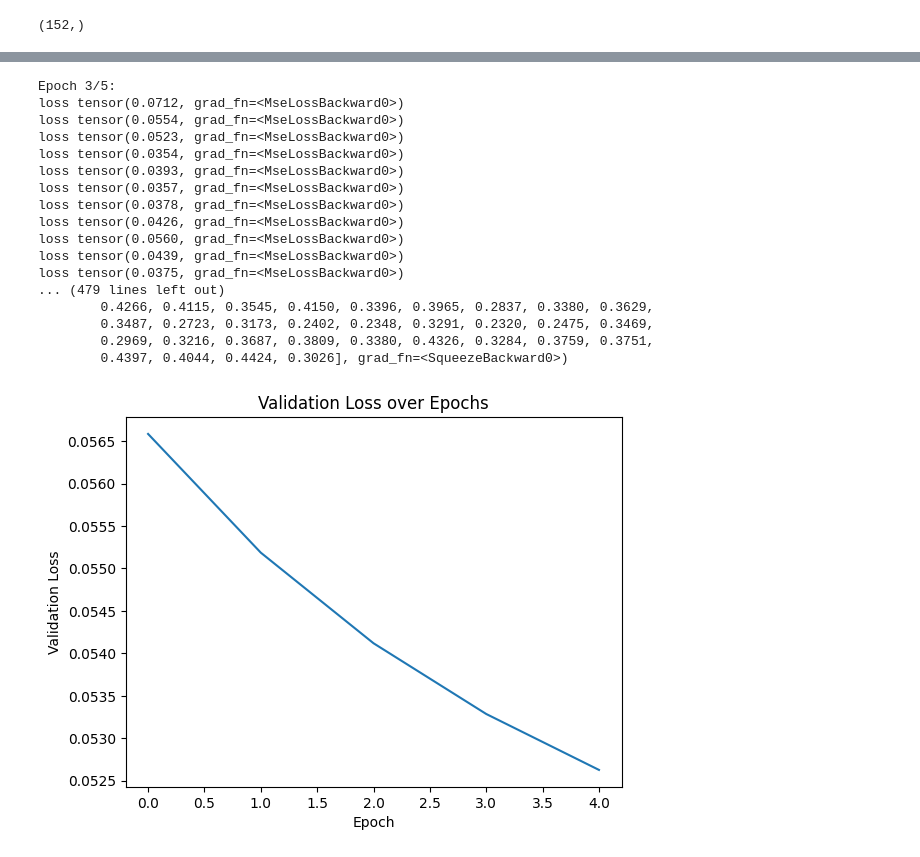
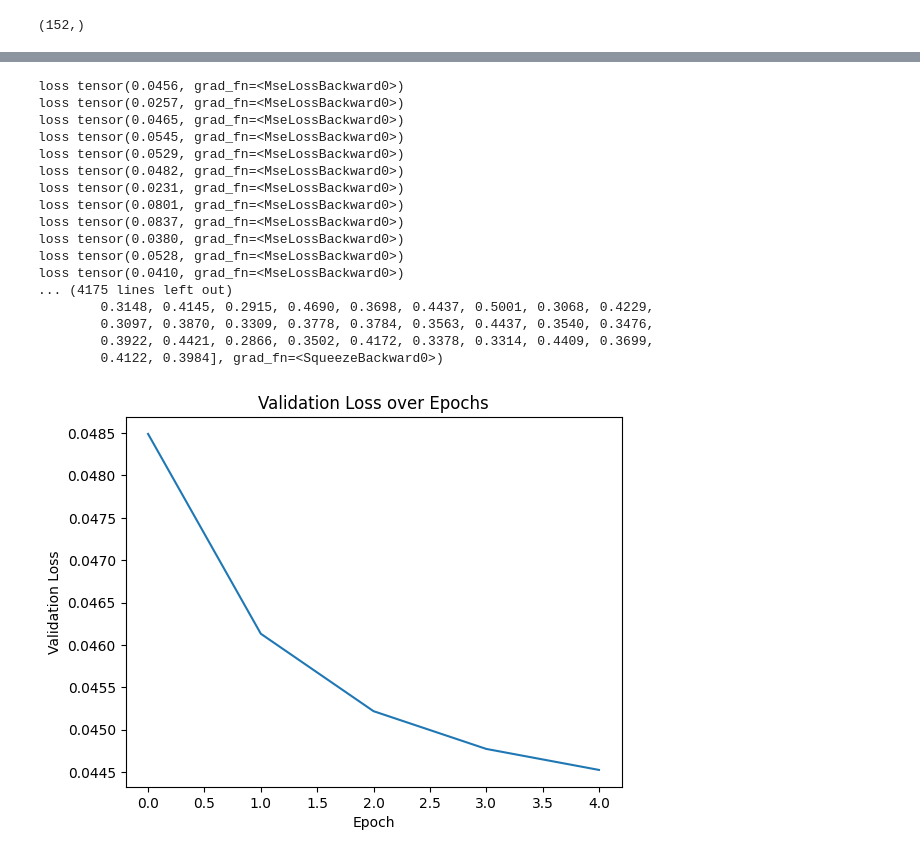
Before and after one commit to parakawa/protein_conservation_predictor, a Jupyter notebook: get_embeddings_and_training.ipynb, the cells around one changed output, grey strips where cells are left out. Drawn from its saved outputs; the diff is of its cells as text; code cells hidden in the pictures.

```diff
--- a/get_embeddings_and_training.ipynb
+++ b/get_embeddings_and_training.ipynb
@@ -60,6 +65,8 @@ conservation_scores_tensors[1].shape
 # %% [output]
 (152,)
 # %%
+print("embeddings", embeddings_dict)
+
 # Fonction pour obtenir les embeddings correspondant aux séquences
 def get_embeddings(sequences, embeddings_dict):
     embeddings = []
@@ -115,19 +122,6 @@ class LinearRegression(nn.Module):
     def forward(self, x):
         return self.linear(x)
 
-class MLP(nn.Module):
-    def __init__(self, input_size, hidden_size, output_size):
-        super(MLP, self).__init__()
-        self.fc1 = nn.Linear(input_size, hidden_size)
-        self.fc2 = nn.Linear(hidden_size, output_size)
-        self.relu = nn.ReLU()
-
-    def forward(self, x):
-        x = self.fc1(x)
-        x = self.relu(x)
-        x = self.fc2(x)
-        return x
-
 
 # Évaluation du modèle sur l'ensemble de validation
 def evaluate_model(model, loss_fn, data_loader):
@@ -175,7 +169,7 @@ for epoch in range(num_epochs):
     print(f'Epoch {epoch + 1}/{num_epochs}:')
     model.train()
     train_model_stochastic(model, optimizer, loss_fn,
-                           sequences[:100], conservation_scores_tensors[:100])
+                           sequences, conservation_scores_tensors)
 
     # Validation du modèle
     model.eval()
@@ -209,18 +203,18 @@ loss tensor(0.0504, grad_fn=<MseLossBackward0>)
-Epoch 3/5:
-loss tensor(0.0712, grad_fn=<MseLossBackward0>)
-loss tensor(0.0554, grad_fn=<MseLossBackward0>)
-loss tensor(0.0523, grad_fn=<MseLossBackward0>)
-loss tensor(0.0354, grad_fn=<MseLossBackward0>)
-loss tensor(0.0393, grad_fn=<MseLossBackward0>)
-loss tensor(0.0357, grad_fn=<MseLossBackward0>)
-loss tensor(0.0378, grad_fn=<MseLossBackward0>)
-loss tensor(0.0426, grad_fn=<MseLossBackward0>)
-loss tensor(0.0560, grad_fn=<MseLossBackward0>)
-loss tensor(0.0439, grad_fn=<MseLossBackward0>)
-loss tensor(0.0375, grad_fn=<MseLossBackward0>)
-... (479 lines left out)
-        0.4266, 0.4115, 0.3545, 0.4150, 0.3396, 0.3965, 0.2837, 0.3380, 0.3629,
-        0.3487, 0.2723, 0.3173, 0.2402, 0.2348, 0.3291, 0.2320, 0.2475, 0.3469,
-        0.2969, 0.3216, 0.3687, 0.3809, 0.3380, 0.4326, 0.3284, 0.3759, 0.3751,
-        0.4397, 0.4044, 0.4424, 0.3026], grad_fn=<SqueezeBackward0>)
+loss tensor(0.0456, grad_fn=<MseLossBackward0>)
+loss tensor(0.0257, grad_fn=<MseLossBackward0>)
+loss tensor(0.0465, grad_fn=<MseLossBackward0>)
+loss tensor(0.0545, grad_fn=<MseLossBackward0>)
+loss tensor(0.0529, grad_fn=<MseLossBackward0>)
+loss tensor(0.0482, grad_fn=<MseLossBackward0>)
+loss tensor(0.0231, grad_fn=<MseLossBackward0>)
+loss tensor(0.0801, grad_fn=<MseLossBackward0>)
+loss tensor(0.0837, grad_fn=<MseLossBackward0>)
+loss tensor(0.0380, grad_fn=<MseLossBackward0>)
+loss tensor(0.0528, grad_fn=<MseLossBackward0>)
+loss tensor(0.0410, grad_fn=<MseLossBackward0>)
+... (4175 lines left out)
+        0.3148, 0.4145, 0.2915, 0.4690, 0.3698, 0.4437, 0.5001, 0.3068, 0.4229,
+        0.3097, 0.3870, 0.3309, 0.3778, 0.3784, 0.3563, 0.4437, 0.3540, 0.3476,
+        0.3922, 0.4421, 0.2866, 0.3502, 0.4172, 0.3378, 0.3314, 0.4409, 0.3699,
+        0.4122, 0.3984], grad_fn=<SqueezeBackward0>)
-[figure, old version]
+[figure, new version]
```
Also changed, not shown: parts of 4 cells of this notebook, 6 other files.
